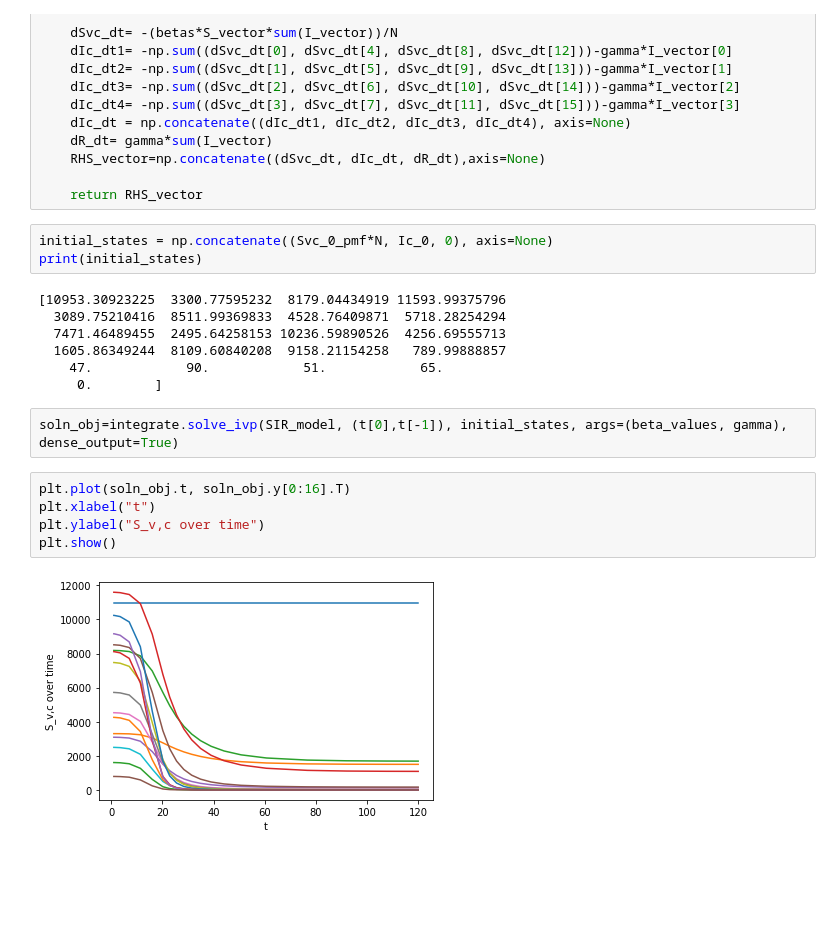
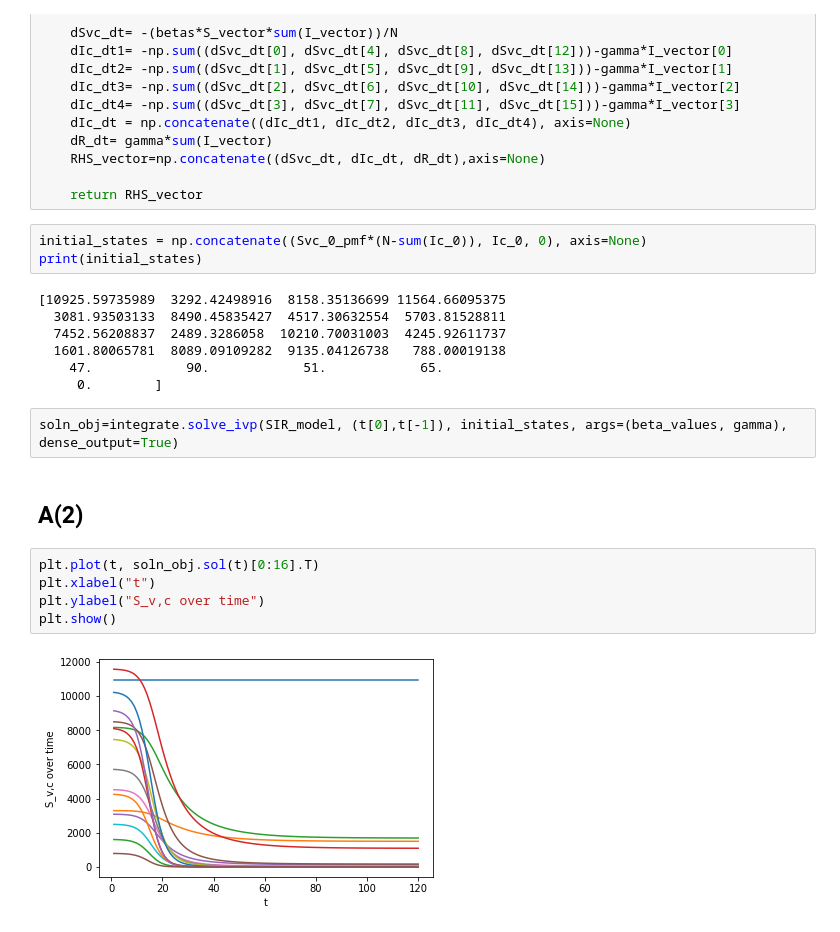
Before and after one commit to liaaaaran/PSTAT197A, a Jupyter notebook: project part 1.ipynb, the cells around one changed output. Drawn from its saved outputs; the diff is of its cells as text; blank space fills up the shorter version.

```diff
--- a/project part 1.ipynb
+++ b/project part 1.ipynb
@@ -64,22 +68,24 @@ def SIR_model(t, Y, betas, gamma):
 
     return RHS_vector
 # %%
-initial_states = np.concatenate((Svc_0_pmf*N, Ic_0, 0), axis=None)
+initial_states = np.concatenate((Svc_0_pmf*(N-sum(Ic_0)), Ic_0, 0), axis=None)
 print(initial_states)
 # %% [output]
-[10953.30923225  3300.77595232  8179.04434919 11593.99375796
-  3089.75210416  8511.99369833  4528.76409871  5718.28254294
-  7471.46489455  2495.64258153 10236.59890526  4256.69555713
-  1605.86349244  8109.60840208  9158.21154258   789.99888857
+[10925.59735989  3292.42498916  8158.35136699 11564.66095375
+  3081.93503133  8490.45835427  4517.30632554  5703.81528811
+  7452.56208837  2489.3286058  10210.70031003  4245.92611737
+  1601.80065781  8089.09109282  9135.04126738   788.00019138
     47.            90.            51.            65.
      0.        ]
 # %%
 soln_obj=integrate.solve_ivp(SIR_model, (t[0],t[-1]), initial_states, args=(beta_values, gamma), dense_output=True)
+# %% [markdown]
+## A(2)
 # %%
-plt.plot(soln_obj.t, soln_obj.y[0:16].T)
+plt.plot(t, soln_obj.sol(t)[0:16].T)
 plt.xlabel("t")
 plt.ylabel("S_v,c over time")
 plt.show()
 # %% [output]
-[figure, old version]
+[figure, new version]
 # %%
```
Also changed, not shown: parts of 37 cells of this notebook.
